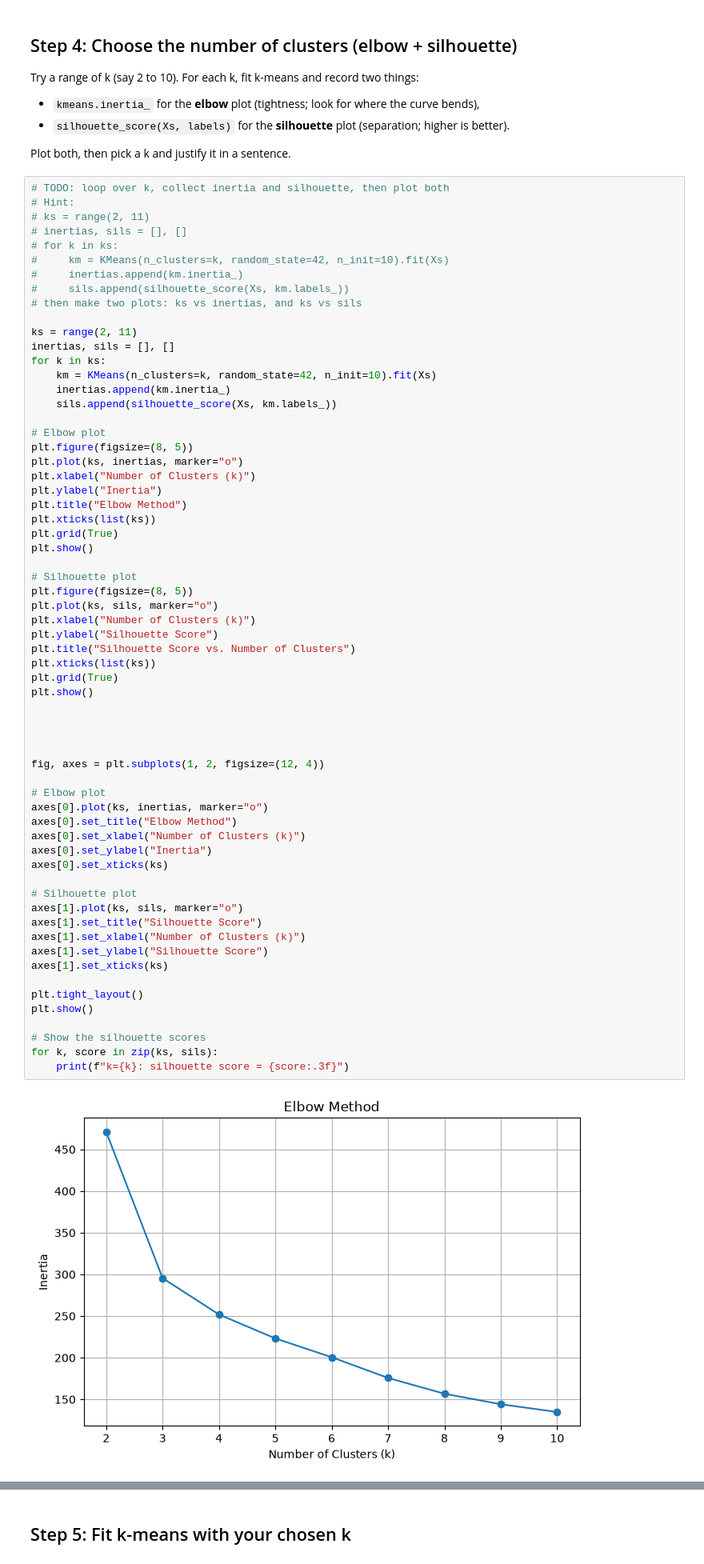
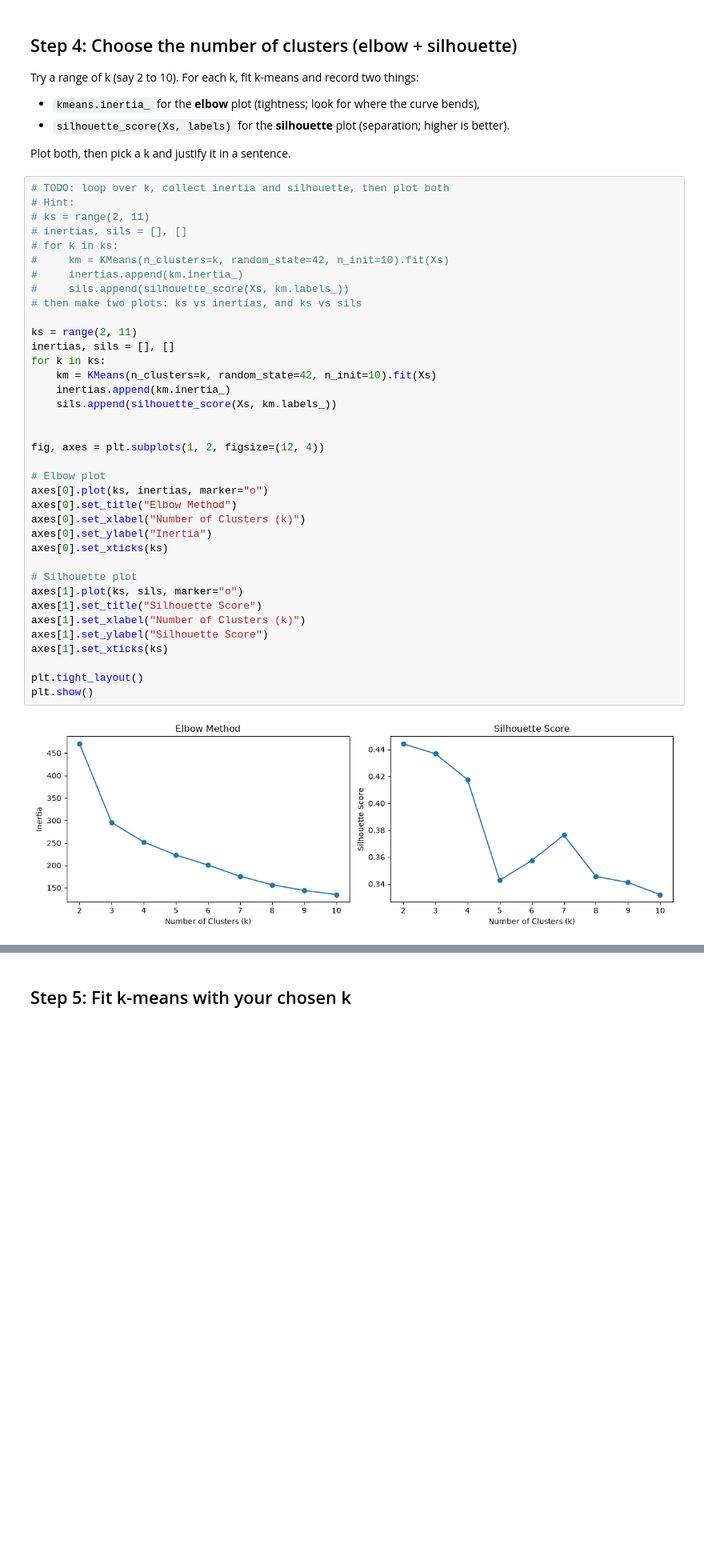
Before and after one commit to SylarJolly/CSCI-4047-800, a Jupyter notebook: Mod08 Clustering/Assignment/clustering_assignment.ipynb, the cells around one changed output, grey strips where cells are left out. Shown at 80% size. Saved outputs shown, nothing was run; the diff lists cells and outputs as text; blank space fills up the shorter version.

Commit message:
Clustering Assignment done

```diff
--- a/Mod08 Clustering/Assignment/clustering_assignment.ipynb
+++ b/Mod08 Clustering/Assignment/clustering_assignment.ipynb
@@ -110,57 +107,31 @@ Plot both, then pick a k and justify it in a sentence.
 #     sils.append(silhouette_score(Xs, km.labels_))
 # then make two plots: ks vs inertias, and ks vs sils
 
 ks = range(2, 11)
 inertias, sils = [], []
 for k in ks:
     km = KMeans(n_clusters=k, random_state=42, n_init=10).fit(Xs)
     inertias.append(km.inertia_)
     sils.append(silhouette_score(Xs, km.labels_))
-
-# Elbow plot
-plt.figure(figsize=(8, 5))
-plt.plot(ks, inertias, marker="o")
-plt.xlabel("Number of Clusters (k)")
-plt.ylabel("Inertia")
-plt.title("Elbow Method")
-plt.xticks(list(ks))
-plt.grid(True)
-plt.show()
-
-# Silhouette plot
-plt.figure(figsize=(8, 5))
-plt.plot(ks, sils, marker="o")
-plt.xlabel("Number of Clusters (k)")
-plt.ylabel("Silhouette Score")
-plt.title("Silhouette Score vs. Number of Clusters")
-plt.xticks(list(ks))
-plt.grid(True)
-plt.show()
-
-
 
 
 fig, axes = plt.subplots(1, 2, figsize=(12, 4))
 
 # Elbow plot
 axes[0].plot(ks, inertias, marker="o")
 axes[0].set_title("Elbow Method")
 axes[0].set_xlabel("Number of Clusters (k)")
 axes[0].set_ylabel("Inertia")
 axes[0].set_xticks(ks)
 
 # Silhouette plot
 axes[1].plot(ks, sils, marker="o")
 axes[1].set_title("Silhouette Score")
 axes[1].set_xlabel("Number of Clusters (k)")
 axes[1].set_ylabel("Silhouette Score")
 axes[1].set_xticks(ks)
 
 plt.tight_layout()
 plt.show()
-
-# Show the silhouette scores
-for k, score in zip(ks, sils):
-    print(f"k={k}: silhouette score = {score:.3f}")
 # %% [output]
-[figure, old version]
+[figure, new version]
```
Also changed, not shown: parts of 6 cells of this notebook, 1 other file.
